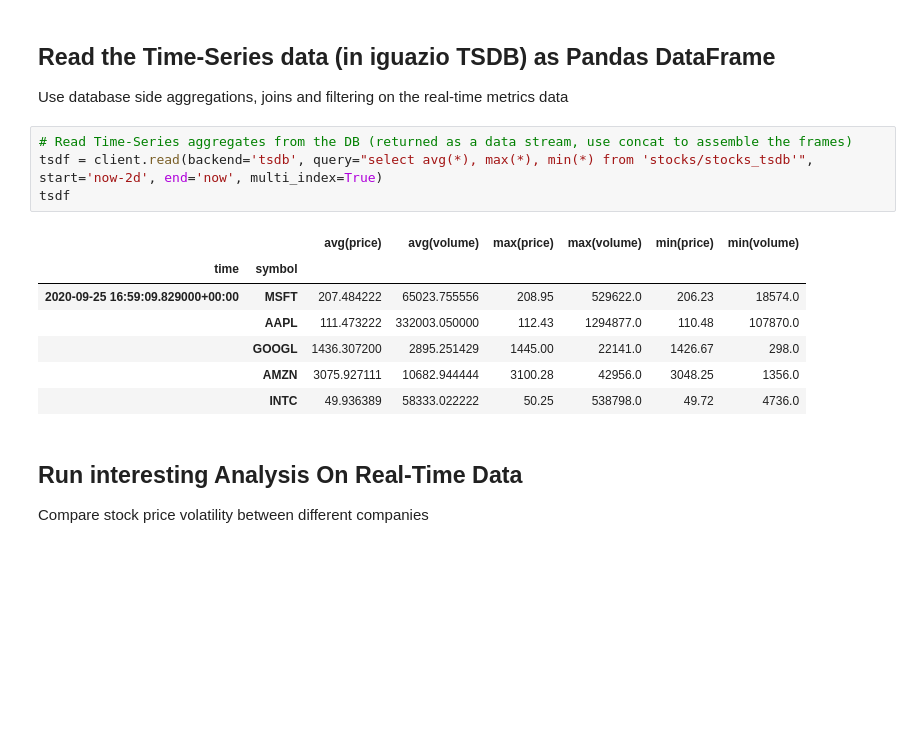
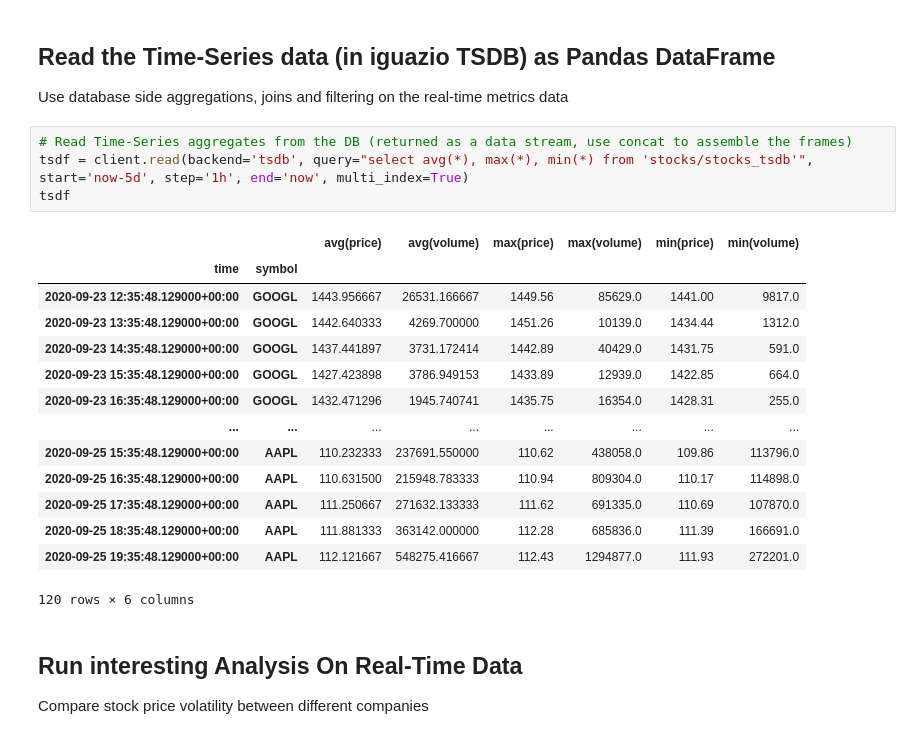
Before and after one commit to mlrun/demo-stocks, a Jupyter notebook: code/05-explore.ipynb, the cells around one changed output. Drawn from its saved outputs; the diff is of its cells as text; blank space fills up the shorter version.

```diff
--- a/code/05-explore.ipynb
+++ b/code/05-explore.ipynb
@@ -59,16 +58,23 @@ Done.
 Use database side aggregations, joins and filtering on the real-time metrics data
 # %%
 # Read Time-Series aggregates from the DB (returned as a data stream, use concat to assemble the frames)
-tsdf = client.read(backend='tsdb', query="select avg(*), max(*), min(*) from 'stocks/stocks_tsdb'", start='now-2d', end='now', multi_index=True)
+tsdf = client.read(backend='tsdb', query="select avg(*), max(*), min(*) from 'stocks/stocks_tsdb'", start='now-5d', step='1h', end='now', multi_index=True)
 tsdf
 # %% [output]
 |  |  | avg(price) | avg(volume) | max(price) | max(volume) | min(price) | min(volume) |
 | time | symbol |  |  |  |  |  |  |
-| 2020-09-25 16:59:09.829000+00:00 | MSFT | 207.484222 | 65023.755556 | 208.95 | 529622.0 | 206.23 | 18574.0 |
-|  | AAPL | 111.473222 | 332003.050000 | 112.43 | 1294877.0 | 110.48 | 107870.0 |
-|  | GOOGL | 1436.307200 | 2895.251429 | 1445.00 | 22141.0 | 1426.67 | 298.0 |
-|  | AMZN | 3075.927111 | 10682.944444 | 3100.28 | 42956.0 | 3048.25 | 1356.0 |
-|  | INTC | 49.936389 | 58333.022222 | 50.25 | 538798.0 | 49.72 | 4736.0 |
+| 2020-09-23 12:35:48.129000+00:00 | GOOGL | 1443.956667 | 26531.166667 | 1449.56 | 85629.0 | 1441.00 | 9817.0 |
+| 2020-09-23 13:35:48.129000+00:00 | GOOGL | 1442.640333 | 4269.700000 | 1451.26 | 10139.0 | 1434.44 | 1312.0 |
+| 2020-09-23 14:35:48.129000+00:00 | GOOGL | 1437.441897 | 3731.172414 | 1442.89 | 40429.0 | 1431.75 | 591.0 |
+| 2020-09-23 15:35:48.129000+00:00 | GOOGL | 1427.423898 | 3786.949153 | 1433.89 | 12939.0 | 1422.85 | 664.0 |
+| 2020-09-23 16:35:48.129000+00:00 | GOOGL | 1432.471296 | 1945.740741 | 1435.75 | 16354.0 | 1428.31 | 255.0 |
+| ... | ... | ... | ... | ... | ... | ... | ... |
+| 2020-09-25 15:35:48.129000+00:00 | AAPL | 110.232333 | 237691.550000 | 110.62 | 438058.0 | 109.86 | 113796.0 |
+| 2020-09-25 16:35:48.129000+00:00 | AAPL | 110.631500 | 215948.783333 | 110.94 | 809304.0 | 110.17 | 114898.0 |
+| 2020-09-25 17:35:48.129000+00:00 | AAPL | 111.250667 | 271632.133333 | 111.62 | 691335.0 | 110.69 | 107870.0 |
+| 2020-09-25 18:35:48.129000+00:00 | AAPL | 111.881333 | 363142.000000 | 112.28 | 685836.0 | 111.39 | 166691.0 |
+| 2020-09-25 19:35:48.129000+00:00 | AAPL | 112.121667 | 548275.416667 | 112.43 | 1294877.0 | 111.93 | 272201.0 |
+120 rows × 6 columns
 # %% [markdown]
 ## Run interesting Analysis On Real-Time Data
 Compare stock price volatility between different companies
```
Also changed, not shown: parts of 5 cells of this notebook.
